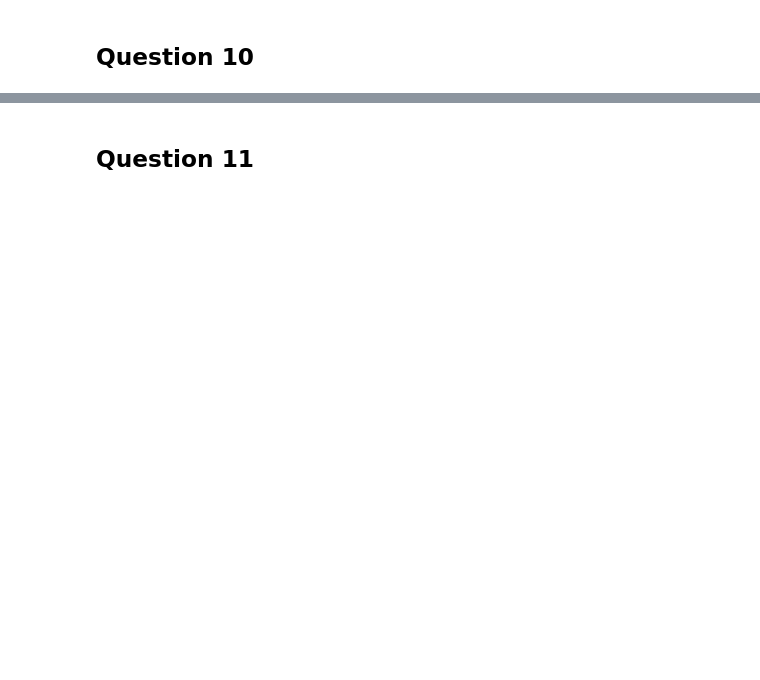
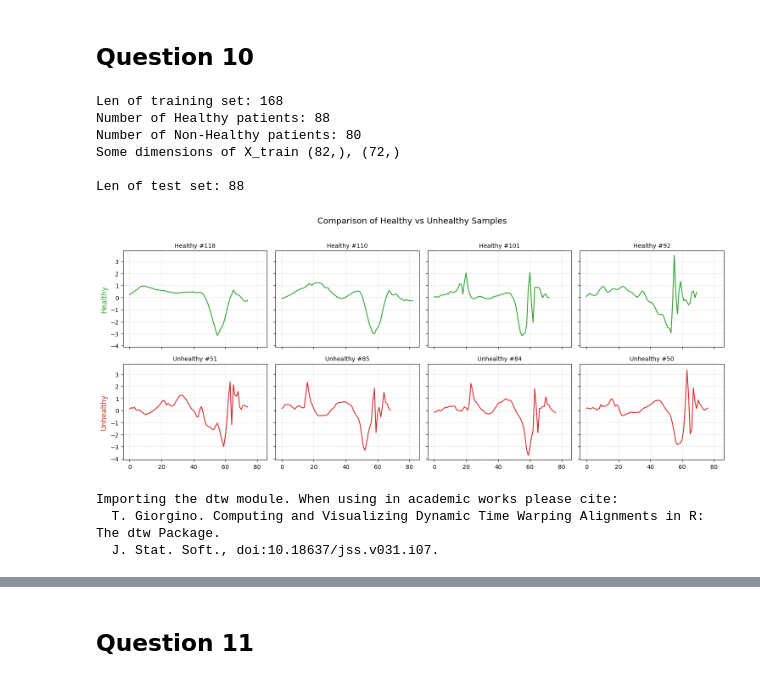
Before and after one commit to fotisk07/TimeSeries-TP, a Jupyter notebook: TP1/Assignment 1 - ML for TS (MVA).ipynb, the cells around one changed output, grey strips where cells are left out. Cells and saved outputs as stored; diff of their text form; code cells hidden in the pictures; blank space fills up the shorter version.

```diff
--- a/TP1/Assignment 1 - ML for TS (MVA).ipynb
+++ b/TP1/Assignment 1 - ML for TS (MVA).ipynb
@@ -139,2 +139,82 @@ AssertionError: The code 17-1 cannot be found in the data set.
 # %% [markdown]
 ## Question 10
+# %%
+#### Quick descriptive analysis of the dataset ###
+
+y_train = np.array(y_train)
+y_test = np.array(y_test)
+
+print(f"Len of training set: {len(X_train)}")
+print(f"Number of Healthy patients: {len(y_train[y_train==0])}")
+print(f"Number of Non-Healthy patients: {len(y_train[y_train==1])}")
+
+print(f"Some dimensions of X_train {X_train[10].shape}, {X_train[40].shape}")
+
+print(f"\nLen of test set: {len(X_test)}")
+# %% [output]
+Len of training set: 168
+Number of Healthy patients: 88
+Number of Non-Healthy patients: 80
+Some dimensions of X_train (82,), (72,)
+
+Len of test set: 88
+# %%
+# Let's normalize features to be 0 mean and 1 variance
+
+X_train_norm = [((x-x.mean()) / x.std()) for x in X_train]
+# %%
+import numpy as np
+import matplotlib.pyplot as plt
+
+healthy_indices = np.where(y_train == 0)[0]
+unhealthy_indices = np.where(y_train == 1)[0]
+
+picked_zeros = np.random.choice(healthy_indices, 4, replace=False)
+picked_ones = np.random.choice(unhealthy_indices, 4, replace=False)
+
+fig, axs = plt.subplots(2, 4, figsize=(15, 6), sharex=True, sharey=True)
+
+for i, (index_h, index_uh) in enumerate(zip(picked_zeros, picked_ones)):
+    t_h = np.arange(len(X_train_norm[index_h]))
+    t_uh = np.arange(len(X_train_norm[index_uh]))
+
+    # Plot healthy signals
+    axs[0, i].plot(t_h, X_train_norm[index_h], color="tab:green", lw=1.5)
+    axs[0, i].set_title(f"Healthy #{index_h}", fontsize=10)
+    axs[0, i].grid(True, linestyle="--", alpha=0.4)
+
+    # Plot unhealthy signals
+    axs[1, i].plot(t_uh, X_train_norm[index_uh], color="tab:red", lw=1.5)
+    axs[1, i].set_title(f"Unhealthy #{index_uh}", fontsize=10)
+    axs[1, i].grid(True, linestyle="--", alpha=0.4)
+
+
+
+axs[0, 0].set_ylabel("Healthy", fontsize=12, color="tab:green")
+axs[1, 0].set_ylabel("Unhealthy", fontsize=12, color="tab:red")
+
+plt.suptitle("Comparison of Healthy vs Unhealthy Samples", fontsize=14, y=1.02)
+plt.tight_layout()
+# %% [output]
+[figure, added]
+# %%
+from dtw import dtw
+from numpy.linalg import norm
+
+def get_dtw_distance(signal_1: np.ndarray, signal_2: np.ndarray) -> float:
+    """Compute DTW distance between two signals."""
+    alignment = dtw(signal_1, signal_2, keep_internals=False, step_pattern="symmetric1", dist_method=lambda x, y: norm(x - y, ord=2), )
+    return alignment.distance
+
+def compute_dtw_matrix(X):
+    n = len(X)
+    D = np.zeros((n, n))
+    for i in range(n):
+        for j in range(i + 1, n):
+            d = get_dtw_distance(X[i], X[j])
+            D[i, j] = D[j, i] = d
+    return D
+# %% [output]
+Importing the dtw module. When using in academic works please cite:
+  T. Giorgino. Computing and Visualizing Dynamic Time Warping Alignments in R: The dtw Package.
+  J. Stat. Soft., doi:10.18637/jss.v031.i07.
```
Also changed, not shown: parts of 12 cells of this notebook, 12 other files.
